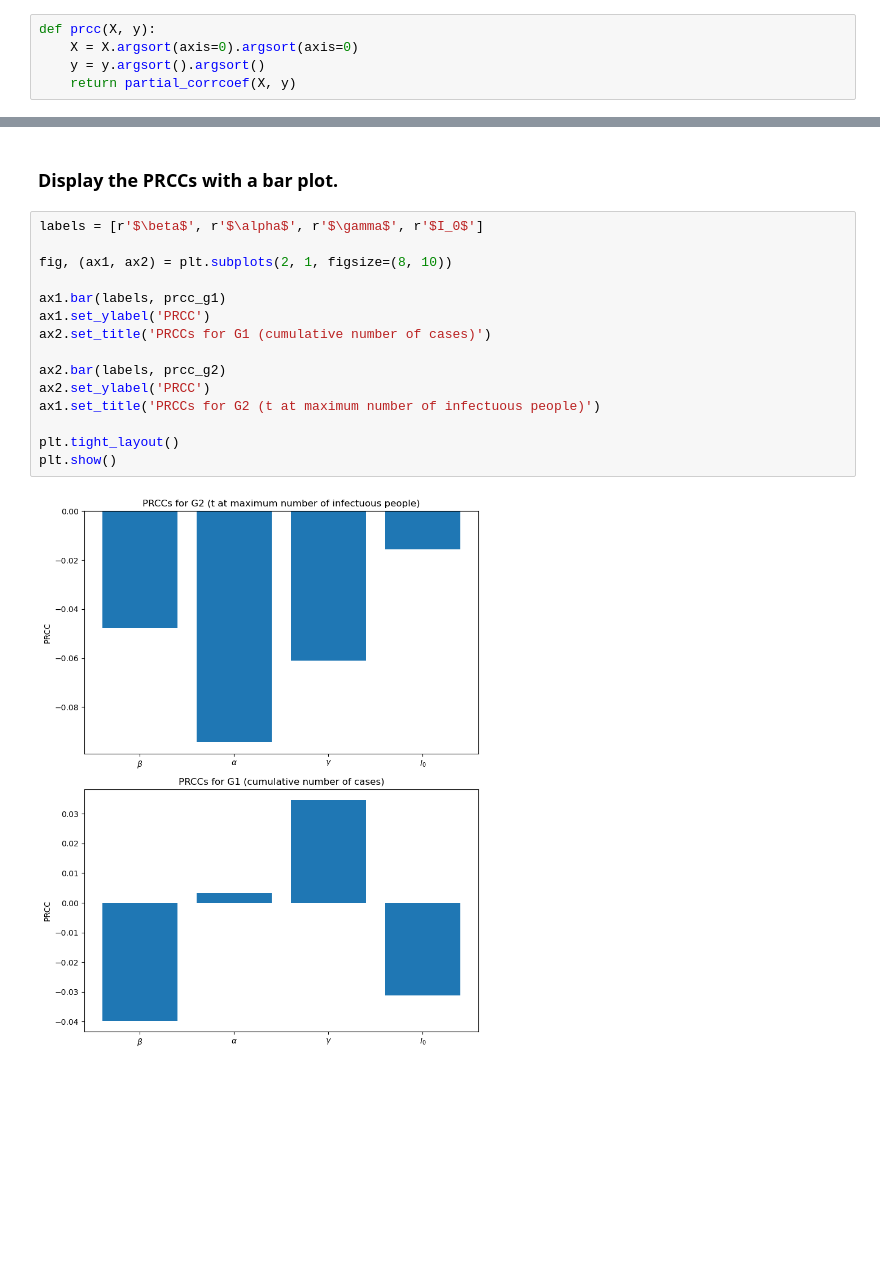
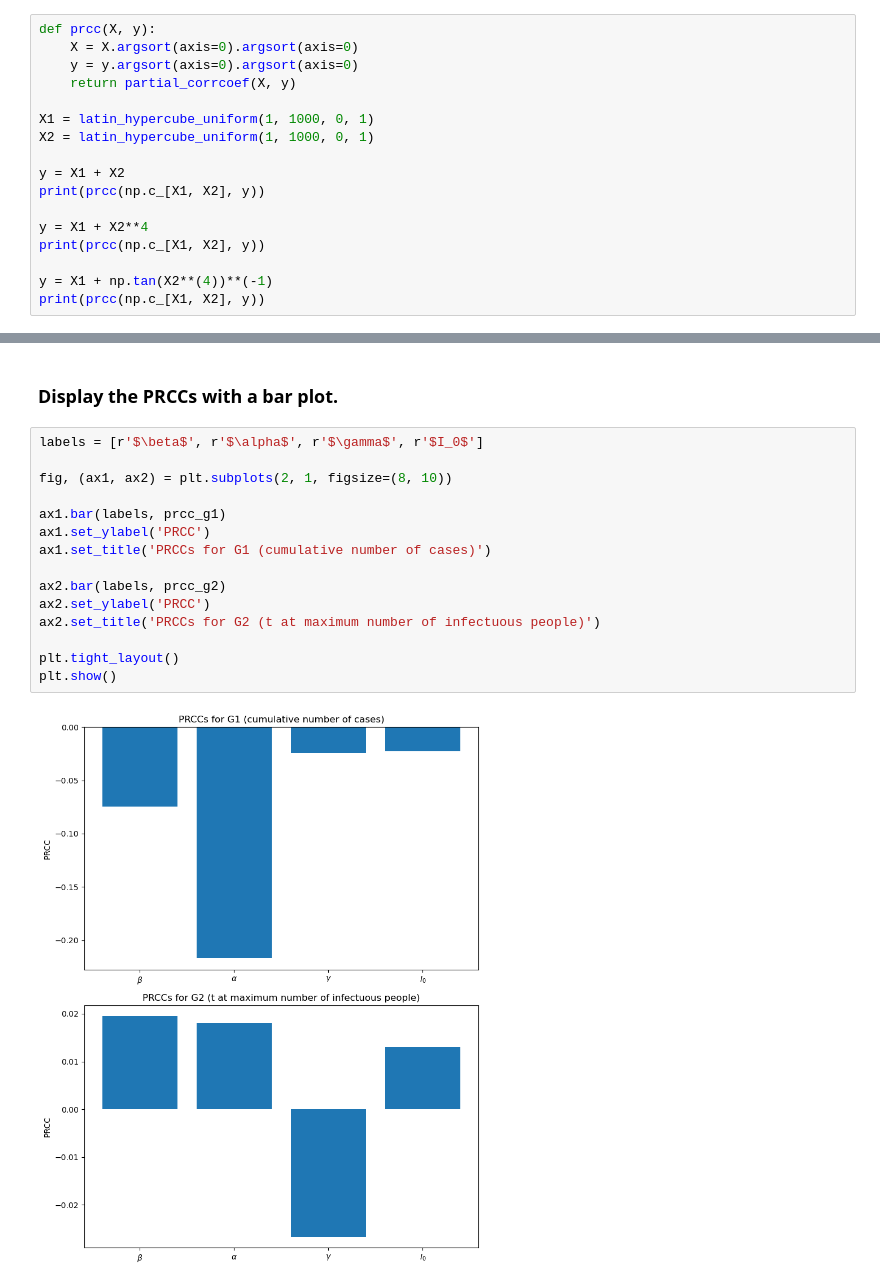
Before and after one commit to maximilian-nowak/uq-assignments, a Jupyter notebook: Assignment_2.ipynb, the cells around one changed output, grey strips where cells are left out. Cells and saved outputs as stored; diff of their text form; blank space fills up the shorter version.

Commit message:
Add verification code for prcc

```diff
--- a/Assignment_2.ipynb
+++ b/Assignment_2.ipynb
@@ -148,7 +148,19 @@ print(partial_corrcoef(np.c_[X1, X2], y))
 # %% [markdown]
 ### 5. Find out how to easily compute PRCCs with the above function for PCCs.
-# %%
-def prcc(X, y):
-    X = X.argsort(axis=0).argsort(axis=0)
-    y = y.argsort().argsort()
-    return partial_corrcoef(X, y)
+# %%
+def prcc(X, y):
+    X = X.argsort(axis=0).argsort(axis=0)
+    y = y.argsort(axis=0).argsort(axis=0)
+    return partial_corrcoef(X, y)
+
+X1 = latin_hypercube_uniform(1, 1000, 0, 1)
+X2 = latin_hypercube_uniform(1, 1000, 0, 1)
+
+y = X1 + X2
+print(prcc(np.c_[X1, X2], y))
+
+y = X1 + X2**4
+print(prcc(np.c_[X1, X2], y))
+
+y = X1 + np.tan(X2**(4))**(-1)
+print(prcc(np.c_[X1, X2], y))
@@ -205,17 +221,17 @@ prcc_g2 = prcc(lhs_samples, results_g2)
 # %%
 labels = [r'$\beta$', r'$\alpha$', r'$\gamma$', r'$I_0$']
 
 fig, (ax1, ax2) = plt.subplots(2, 1, figsize=(8, 10))
 
 ax1.bar(labels, prcc_g1)
 ax1.set_ylabel('PRCC')
-ax2.set_title('PRCCs for G1 (cumulative number of cases)')
+ax1.set_title('PRCCs for G1 (cumulative number of cases)')
 
 ax2.bar(labels, prcc_g2)
 ax2.set_ylabel('PRCC')
-ax1.set_title('PRCCs for G2 (t at maximum number of infectuous people)')
+ax2.set_title('PRCCs for G2 (t at maximum number of infectuous people)')
 
 plt.tight_layout()
 plt.show()
 # %% [output]
-[figure, old version]
+[figure, new version]
```
Also changed, not shown: parts of 2 cells of this notebook.
